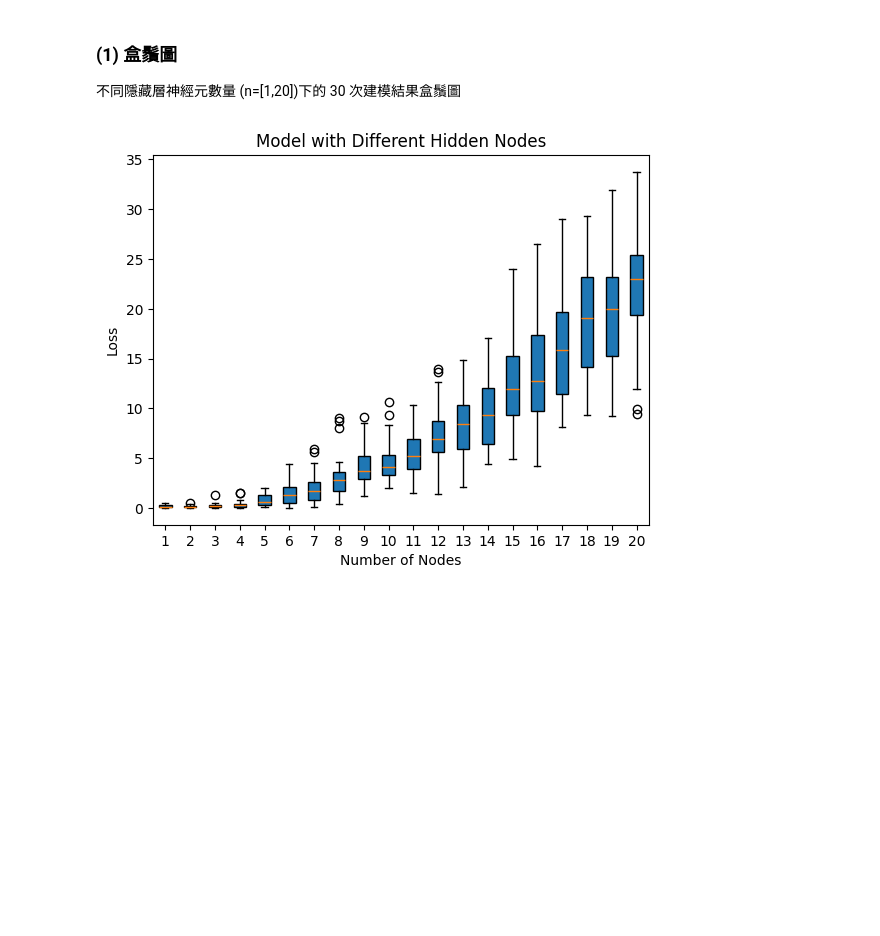
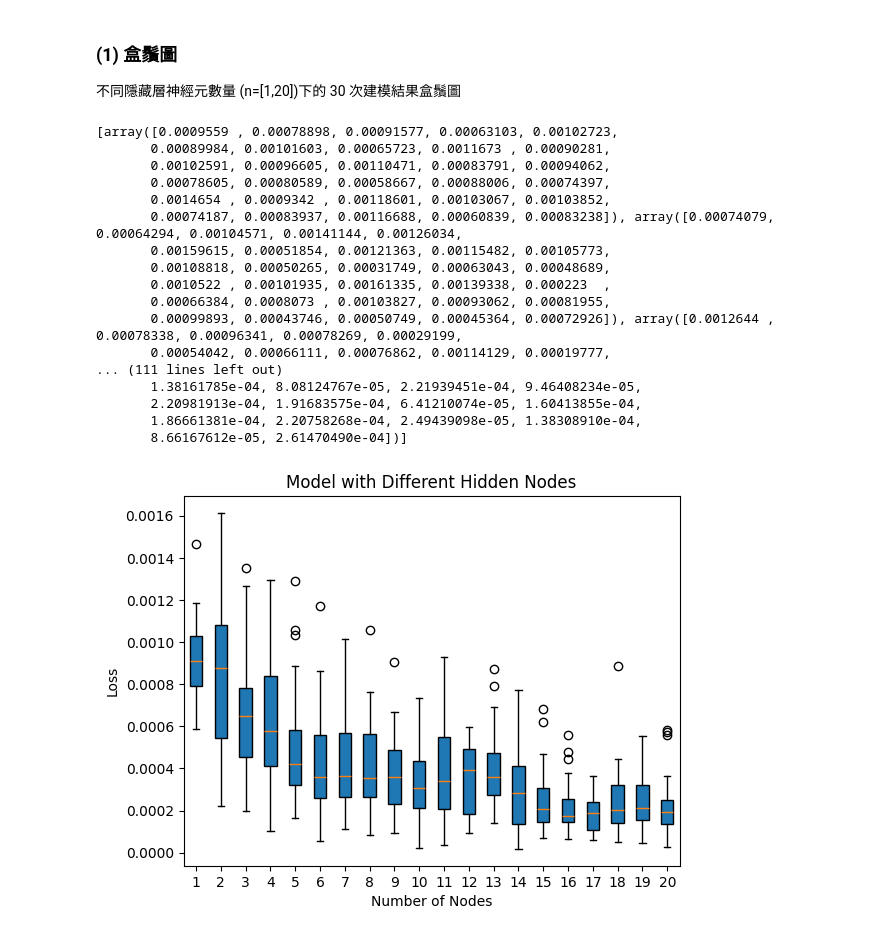
Before and after one commit to SinSuan/data_science, a Jupyter notebook: part2_draw.ipynb, the cells around one changed output. Cells and saved outputs as stored; diff of their text form; code cells hidden in the pictures; blank space fills up the shorter version.

```diff
--- a/part2_draw.ipynb
+++ b/part2_draw.ipynb
@@ -79,12 +5,0 @@ ttl_loss_out = [specific_loss(name_test, n, type_loss) for n in range(1,21)]
-# %%
-plt.boxplot(data, patch_artist=True)
-
-# 添加标题和标签
-plt.title("Model with Different Hidden Nodes")
-plt.xlabel("Number of Nodes")
-plt.ylabel("Loss")
-
-# 显示图表
-plt.show()
-# %% [output]
-[figure, removed]
@@ -90,0 +9,22 @@ plt.show()
+# %%
+ttl_loss_in = display_boxplot(name_test, type_loss=0)
+# ttl_loss_in
+# %% [output]
+[array([0.0009559 , 0.00078898, 0.00091577, 0.00063103, 0.00102723,
+       0.00089984, 0.00101603, 0.00065723, 0.0011673 , 0.00090281,
+       0.00102591, 0.00096605, 0.00110471, 0.00083791, 0.00094062,
+       0.00078605, 0.00080589, 0.00058667, 0.00088006, 0.00074397,
+       0.0014654 , 0.0009342 , 0.00118601, 0.00103067, 0.00103852,
+       0.00074187, 0.00083937, 0.00116688, 0.00060839, 0.00083238]), array([0.00074079, 0.00064294, 0.00104571, 0.00141144, 0.00126034,
+       0.00159615, 0.00051854, 0.00121363, 0.00115482, 0.00105773,
+       0.00108818, 0.00050265, 0.00031749, 0.00063043, 0.00048689,
+       0.0010522 , 0.00101935, 0.00161335, 0.00139338, 0.000223  ,
+       0.00066384, 0.0008073 , 0.00103827, 0.00093062, 0.00081955,
+       0.00099893, 0.00043746, 0.00050749, 0.00045364, 0.00072926]), array([0.0012644 , 0.00078338, 0.00096341, 0.00078269, 0.00029199,
+       0.00054042, 0.00066111, 0.00076862, 0.00114129, 0.00019777,
+... (111 lines left out)
+       1.38161785e-04, 8.08124767e-05, 2.21939451e-04, 9.46408234e-05,
+       2.20981913e-04, 1.91683575e-04, 6.41210074e-05, 1.60413855e-04,
+       1.86661381e-04, 2.20758268e-04, 2.49439098e-05, 1.38308910e-04,
+       8.66167612e-05, 2.61470490e-04])]
+[figure, added]
```
Also changed, not shown: parts of 15 cells of this notebook, 4 other files.
